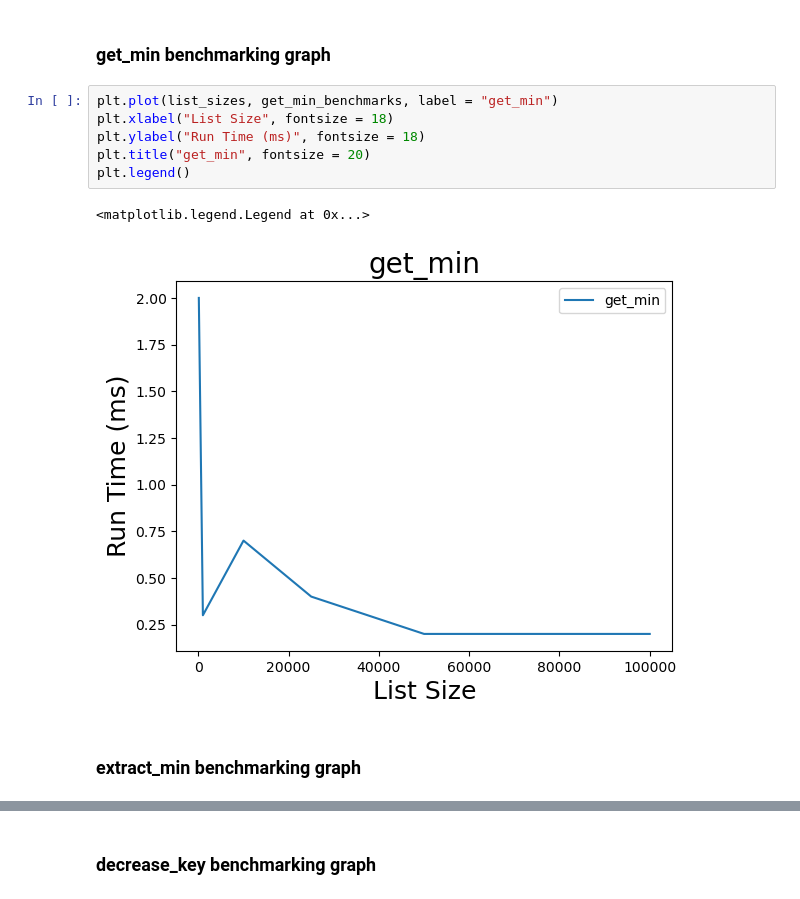
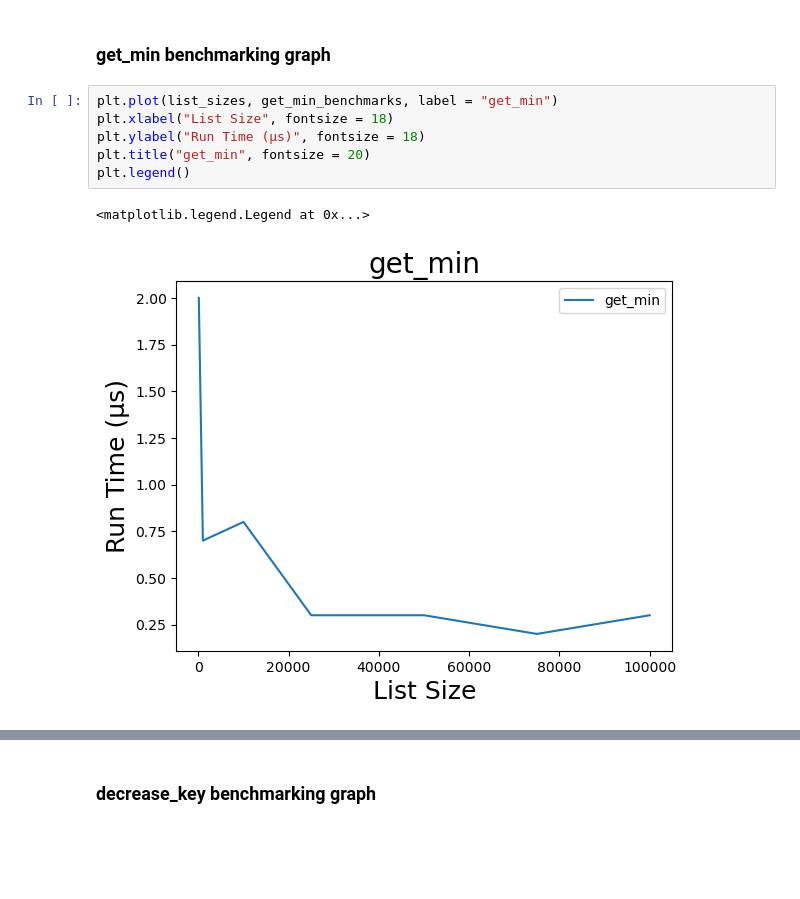
Before and after one commit to littond/CSC3310-FinalProgram, a Jupyter notebook: final_program.ipynb, the cells around one changed output, grey strips where cells are left out. Cells and saved outputs as stored; diff of their text form; blank space fills up the shorter version.

Commit message:
fixed kalkis wrong benchmark

```diff
--- a/final_program.ipynb
+++ b/final_program.ipynb
@@ -438,11 +429,9 @@ plt.legend()
 # %%
 plt.plot(list_sizes, get_min_benchmarks, label = "get_min")
 plt.xlabel("List Size", fontsize = 18)
-plt.ylabel("Run Time (ms)", fontsize = 18)
+plt.ylabel("Run Time (µs)", fontsize = 18)
 plt.title("get_min", fontsize = 20)
 plt.legend()
 # %% [output]
 <matplotlib.legend.Legend at 0x...>
-[figure, old version]
+[figure, new version]
-# %% [markdown]
-### extract_min benchmarking graph
```
Also changed, not shown: parts of 6 cells of this notebook.
